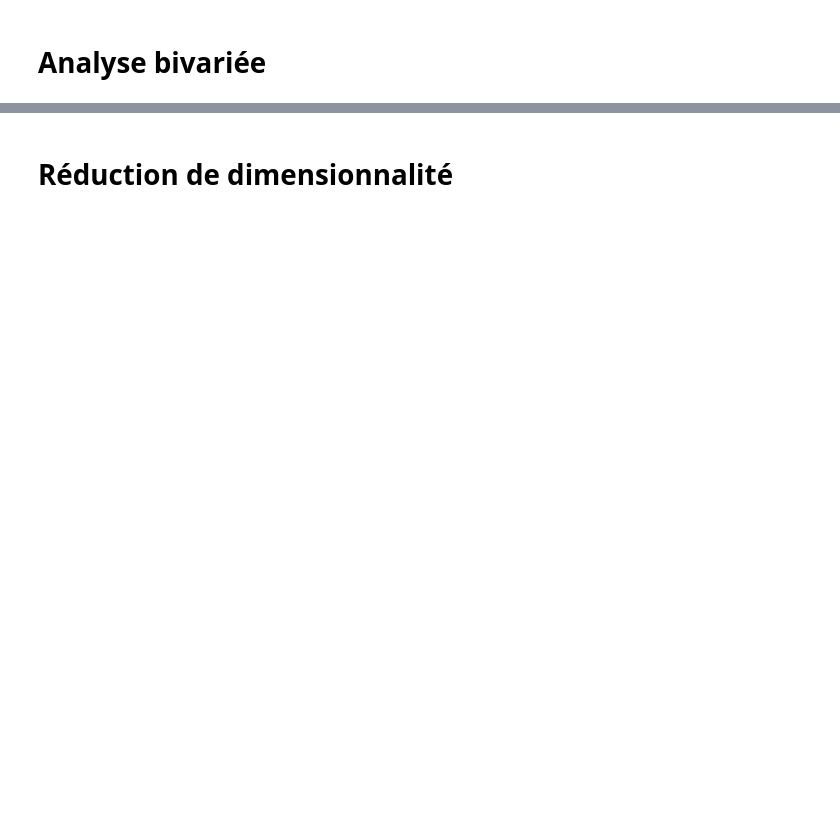
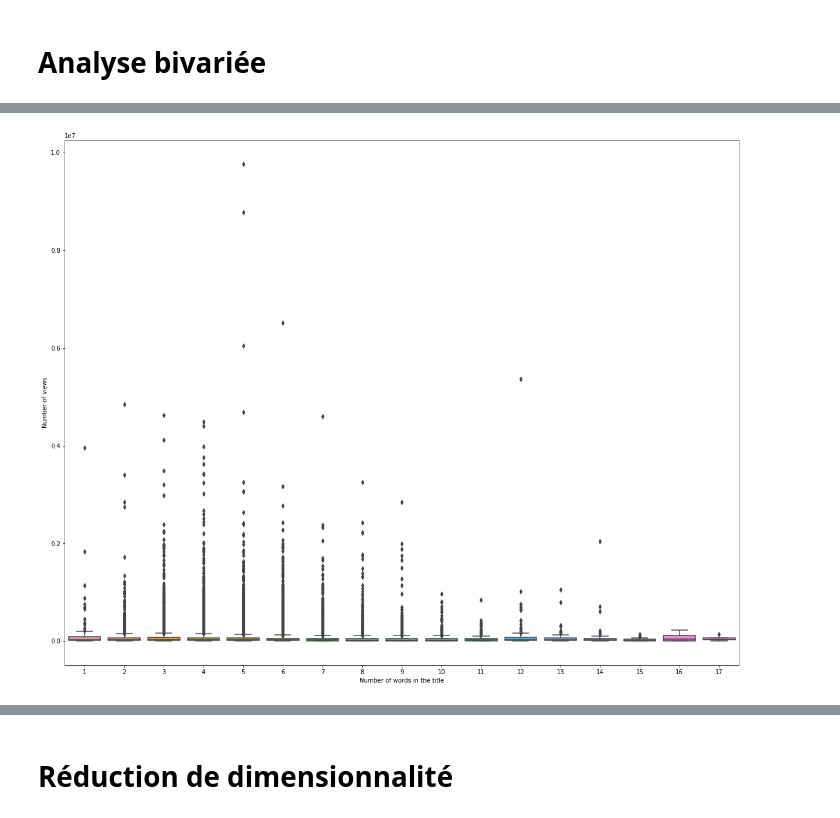
Before and after one commit to leo8/Pnlp, a Jupyter notebook: P5_01_exploration.ipynb, the cells around one changed output, grey strips where cells are left out. Drawn from its saved outputs; the diff is of its cells as text; code cells hidden in the pictures; blank space fills up the shorter version.

```diff
--- a/P5_01_exploration.ipynb
+++ b/P5_01_exploration.ipynb
@@ -263,0 +260,5 @@ plt.show()
+# %%
+def word_counter(text):
+    return len(text.split(' '))
+# %%
+data['TitleLength'] = data['Title'].apply(word_counter)
@@ -263,0 +297,10 @@ plt.show()
+# %%
+fig = plt.figure(figsize=(20, 16))
+
+sns.boxplot(data.TitleLength, data.ViewCount)
+plt.xlabel('Number of words in the title')
+plt.ylabel('Number of views')
+
+plt.show()
+# %% [output]
+[figure, added]
```
Also changed, not shown: parts of 34 cells of this notebook.
